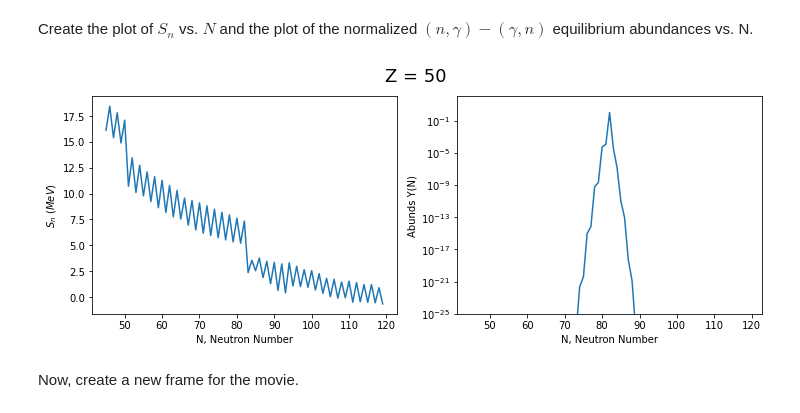
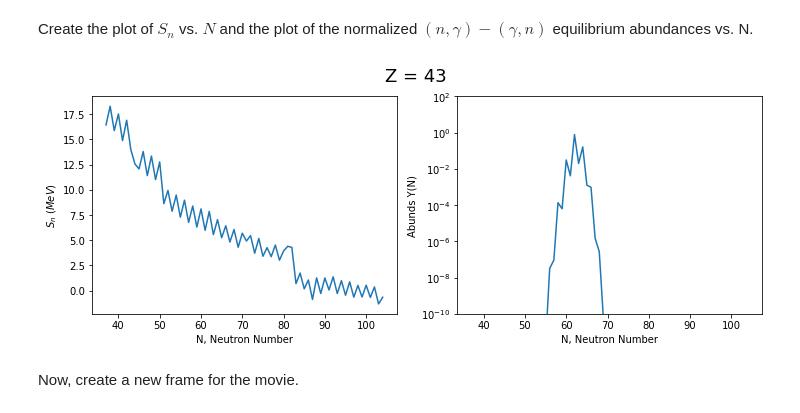
Before and after one commit to mengkel/ng-gn-abundances, a Jupyter notebook: plot_ng_abunds_with_sn_data.ipynb, the cells around one changed output. Saved outputs shown, nothing was run; the diff lists cells and outputs as text; code cells hidden in the pictures.

```diff
--- a/plot_ng_abunds_with_sn_data.ipynb
+++ b/plot_ng_abunds_with_sn_data.ipynb
@@ -67,32 +67,32 @@ xml.validate()
 # %% [markdown]
 Select an atomic number.
 # %%
-Z = 50
+Z = 43
 # %% [markdown]
 Create the plot of $S_n$ vs. $N$ and the plot of the normalized $(n,\gamma)-(\gamma,n)$ equilibrium abundances vs. N.
 # %%
 neutron = xml.get_nuclide_data("[z = 0 and a = 1]")
 nuclides = xml.get_nuclide_data('[z =' + str(Z) + ']')
 
 if not nuclides:
     print('Z = ' + str(Z) + ' not present in nuclear data')
 else:
     N, seps = calc_seps(neutron, nuclides)
-    abunds = calc_y(N, seps, -5, 3)
+    abunds = calc_y(N, seps, -6.5, 3)
 
 fig, ax = plt.subplots(ncols = 2, figsize=(12,4))
 fig.suptitle('Z = ' + str(Z), fontsize = 18)
 ylabel = (('$S_n\ (MeV)$','Abunds Y(N)'))
 data = np.array(list(zip(seps,abunds)))
 ax[1].set_yscale('log')
-ax[1].set_ylim(1.e-25,1.e2)
+ax[1].set_ylim(1.e-10,1.e2)
 
 for i in range(2):
     ax[i].set_xlabel('N, Neutron Number')
     ax[i].set_ylabel(ylabel[i])
     ax[i].plot(N, data[:,i])
 # %% [output]
-[figure, old version]
+[figure, new version]
 # %% [markdown]
 Now, create a new frame for the movie.
 # %%
```
Also changed, not shown: 2 other files.
